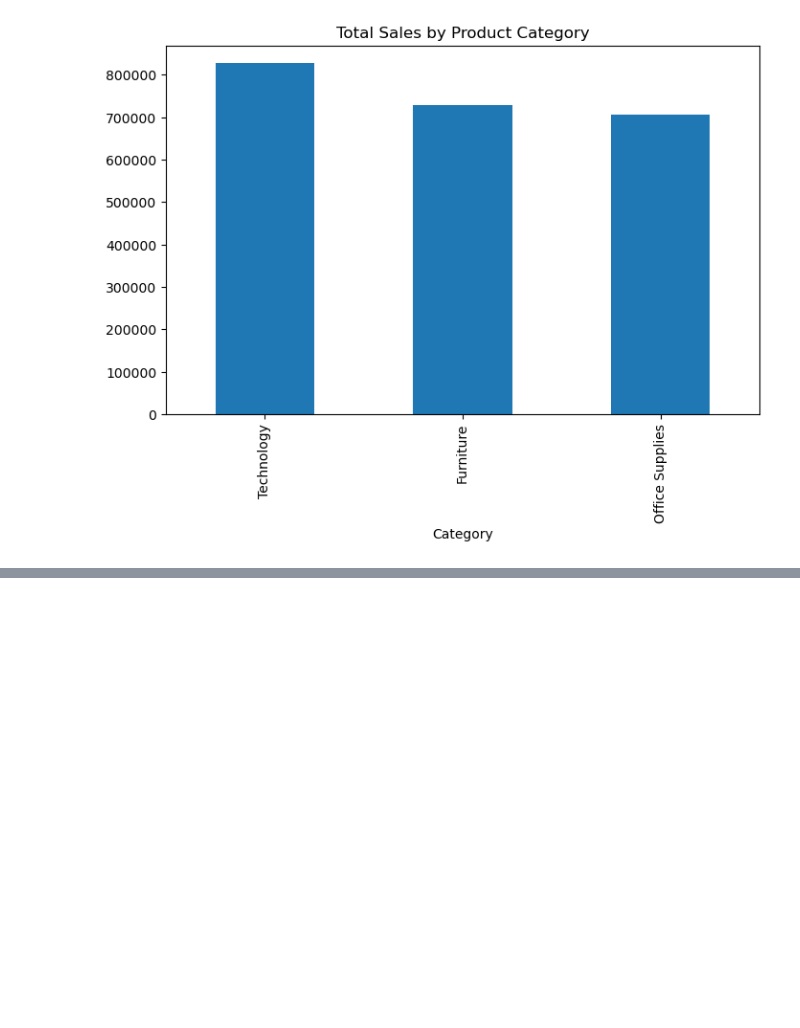
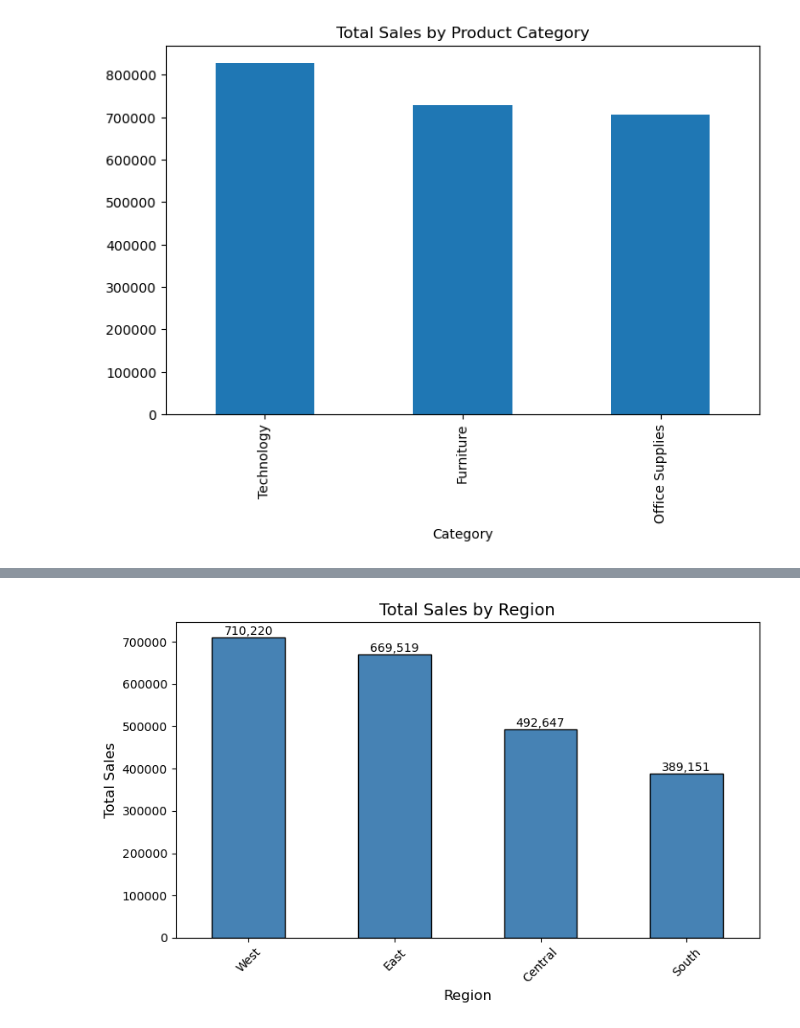
Before and after one commit to rominashamsi/Sales-Data-Analysis, a Jupyter notebook: Notebooks/analysis.ipynb, the cells around one changed output, grey strips where cells are left out. Saved outputs shown, nothing was run; the diff lists cells and outputs as text; code cells hidden in the pictures; blank space fills up the shorter version.

```diff
--- a/Notebooks/analysis.ipynb
+++ b/Notebooks/analysis.ipynb
@@ -360,0 +371,37 @@ category_sales.plot(
+# %%
+region_sales = (
+    df_clean.groupby("Region")["Sales"]
+    .sum()
+    .sort_values(ascending=False)
+)
+# %%
+import matplotlib.pyplot as plt
+
+plt.figure(figsize=(8,5))
+
+ax = region_sales.plot(
+    kind="bar",
+    color="steelblue",
+    edgecolor="black"
+)
+
+plt.title("Total Sales by Region", fontsize=14)
+plt.xlabel("Region", fontsize=12)
+plt.ylabel("Total Sales", fontsize=12)
+plt.xticks(rotation=45)
+
+# نمایش مقدار روی هر میله
+for bar in ax.patches:
+    height = bar.get_height()
+    ax.annotate(
+        f'{height:,.0f}',
+        (bar.get_x() + bar.get_width() / 2, height),
+        ha='center',
+        va='bottom',
+        fontsize=10
+    )
+
+plt.tight_layout()
+plt.show()
+# %% [output]
+[figure, added]
```
Also changed, not shown: parts of 2 cells of this notebook.
